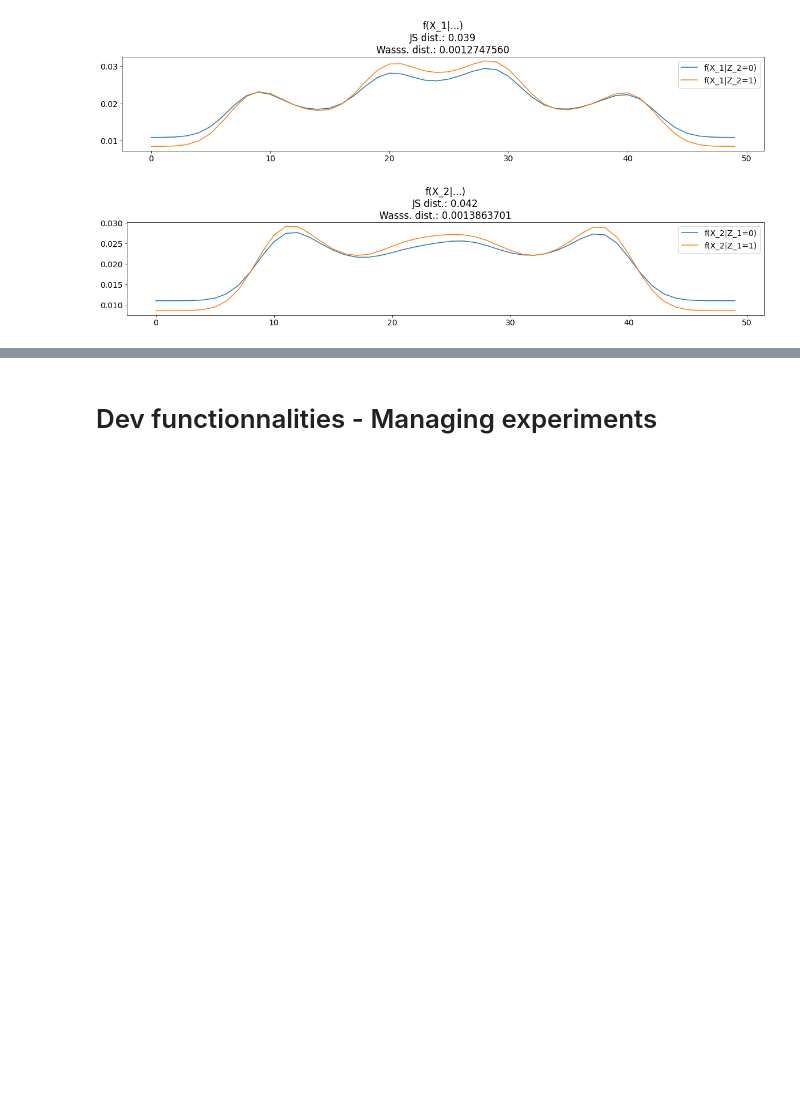
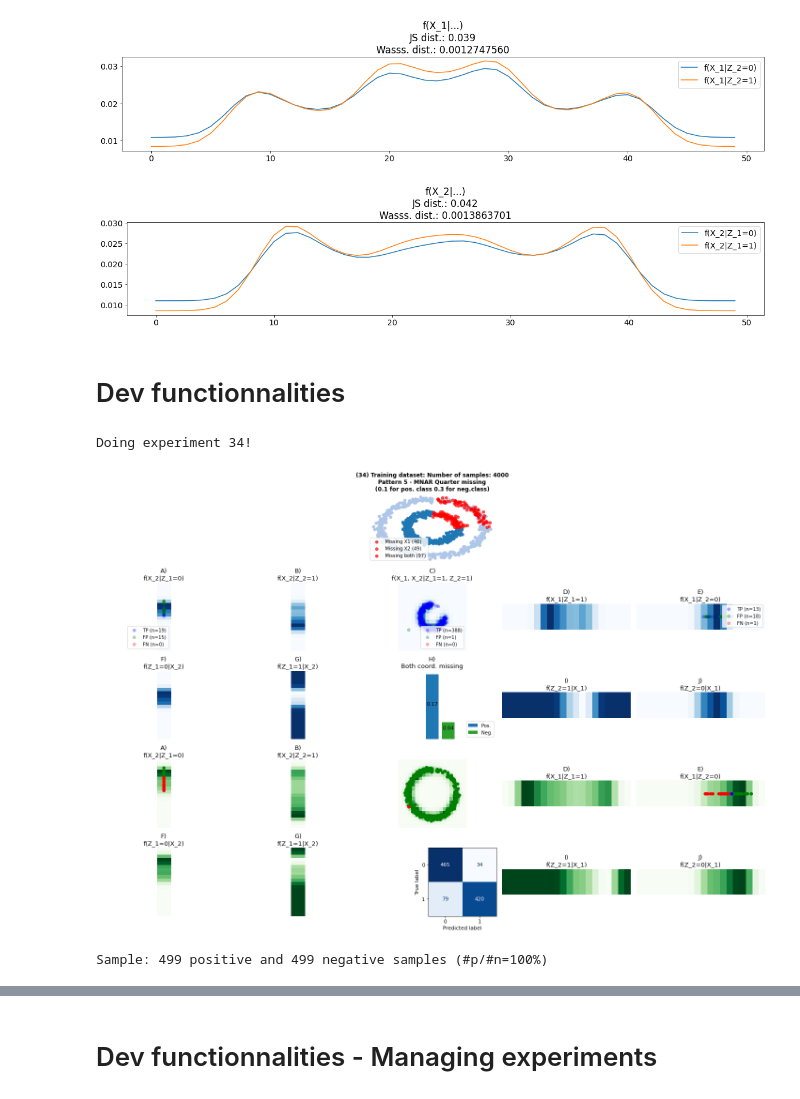
Before and after one commit to matiasdm/notes_on_stats, a Jupyter notebook: doc/sections/dev.ipynb, the cells around one changed output, grey strips where cells are left out. Drawn from its saved outputs; the diff is of its cells as text; code cells hidden in the pictures; blank space fills up the shorter version.

Commit message:
Can create, store, ad retrieve any classification experiments with the 5 patterns and play with any param. can create the final df of all experiment, and visualise any experiements

```diff
--- a/doc/sections/dev.ipynb
+++ b/doc/sections/dev.ipynb
@@ -486,3 +488,5 @@ distance.jensenshannon(hat_f_1, hat_f_2_marginal, 2.0)
 0.03913923428174224
 [figure]
 [figure]
+# %% [markdown]
+# Dev functionnalities
@@ -488,0 +515,70 @@ distance.jensenshannon(hat_f_1, hat_f_2_marginal, 2.0)
+# %%
+# Dataset default parameters
+dataset_name = DATASET_NAME
+num_samples = NUM_SAMPLES
+imbalance_ratio = IMBALANCE_RATIO
+
+# Missingness default parameters
+missingness_pattern = 5#MISSINGNESS_PATTERN
+ratio_of_missing_values = RATIO_OF_MISSING_VALUES
+
+# pdf estimation default parameters
+resolution = RESOLUTION
+bandwidth = BANDWIDTH
+
+# Classification default parameters
+proportion_train = PROPORTION_TRAIN
+
+
+
+verbosity=0
+
+# Definition of the Train and Test datasets
+proportion_train  = .8
+
+
+dataset_train = DatasetGenerator(dataset_name=dataset_name,
+                                purpose='train',
+                                num_samples=int(proportion_train*num_samples),
+                                ratio_of_missing_values=ratio_of_missing_values,
+                                imbalance_ratio=imbalance_ratio,
+                                verbosity=0)
+
+dataset_test = DatasetGenerator(dataset_name=dataset_name,
+                                purpose='test',
+                                num_samples=int((1-proportion_train)*num_samples),
+                                ratio_of_missing_values=ratio_of_missing_values,
+                                imbalance_ratio=imbalance_ratio,
+                                verbosity=0)
+
+
+# Creation of the missingness
+dataset_train.generate_missing_coordinates(missingness_pattern=missingness_pattern, verbosity=verbosity)
+dataset_test.generate_missing_coordinates(missingness_pattern=missingness_pattern, verbosity=verbosity)
+
+# Create the experiments
+exp = Experiments(dataset_name,
+                  dataset_train=dataset_train,
+                  dataset_test=dataset_test,
+                  previous_experiment=None,
+                  save_experiment=True,
+                  verbosity=1,
+                  debug=False,
+                  proportion_train=PROPORTION_TRAIN,
+                  resolution=RESOLUTION,
+                  bandwidth=BANDWIDTH,
+                  random_state=RANDOM_STATE)
+
+
+# Estimate the distributions
+exp.fit()
+
+# Estimate the distributions
+exp.predict()
+
+# Plot results
+exp.plot()
+# %% [output]
+Doing experiment 34!
+[figure, added]
+Sample: 499 positive and 499 negative samples (#p/#n=100%)
```
Also changed, not shown: parts of 12 cells of this notebook, 7 other files.
